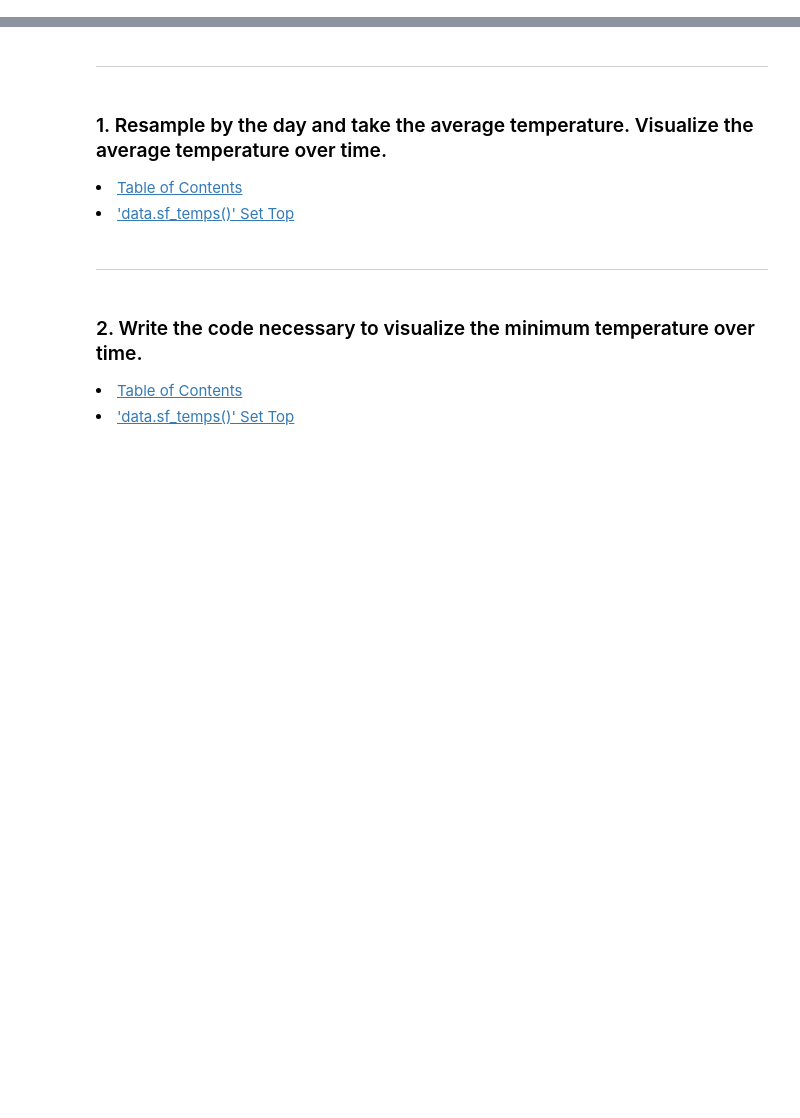
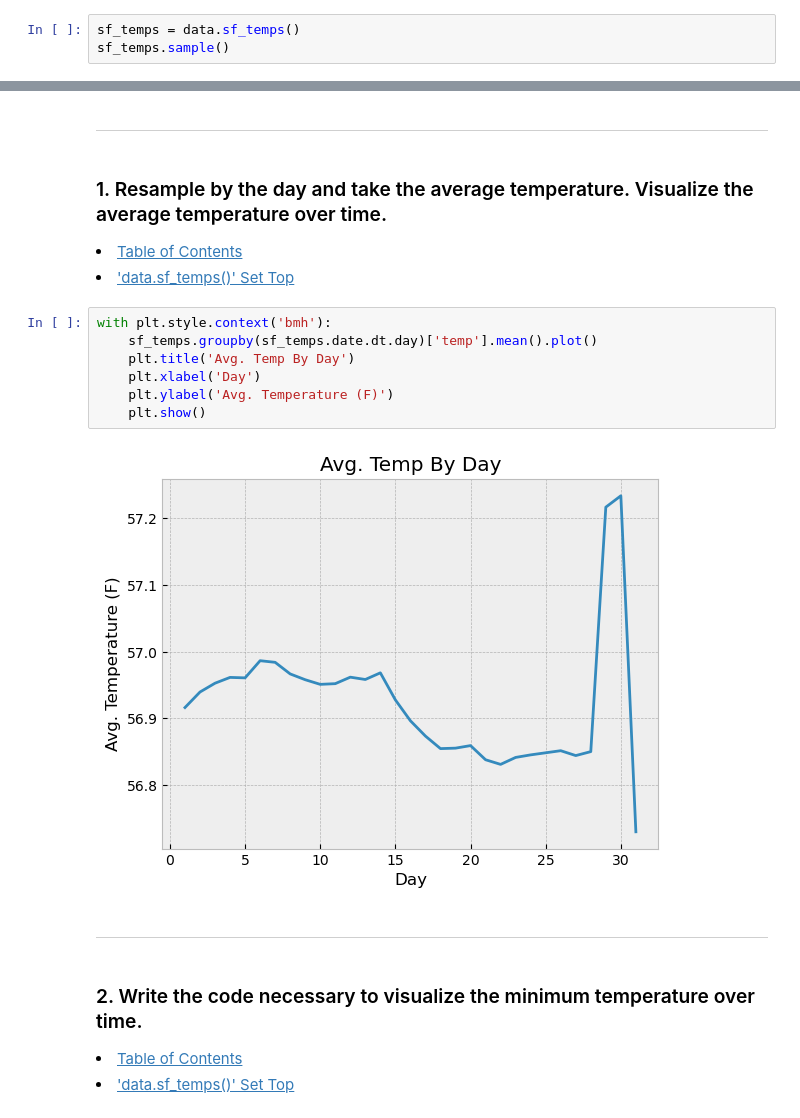
Before and after one commit to Jared-Wood135/time-series-exercises, a Jupyter notebook: working_with_time_series_data.ipynb, the cells around one changed output, grey strips where cells are left out. Cells and saved outputs as stored; diff of their text form; blank space fills up the shorter version.

Commit message:
Worked up to question 7 of 'data.seattle weather()' Set

```diff
--- a/working_with_time_series_data.ipynb
+++ b/working_with_time_series_data.ipynb
@@ -56,3 +67,6 @@ Call the sf_temps() dataset from the vega_datasets library like so:
 data.sf_temps()
 
 Use the above dataset for the following exercises:
+# %%
+sf_temps = data.sf_temps()
+sf_temps.sample()
@@ -64,6 +81,15 @@ Use the above dataset for the following exercises:
 
 <li><a href='#TableOfContents'>Table of Contents</a></li>
 <li><a href='#set1'>'data.sf_temps()' Set Top</a></li>
+# %%
+with plt.style.context('bmh'):
+    sf_temps.groupby(sf_temps.date.dt.day)['temp'].mean().plot()
+    plt.title('Avg. Temp By Day')
+    plt.xlabel('Day')
+    plt.ylabel('Avg. Temperature (F)')
+    plt.show()
+# %% [output]
+[figure, added]
 # %% [markdown]
 ---
 # %% [markdown]
```
Also changed, not shown: parts of 25 cells of this notebook.
